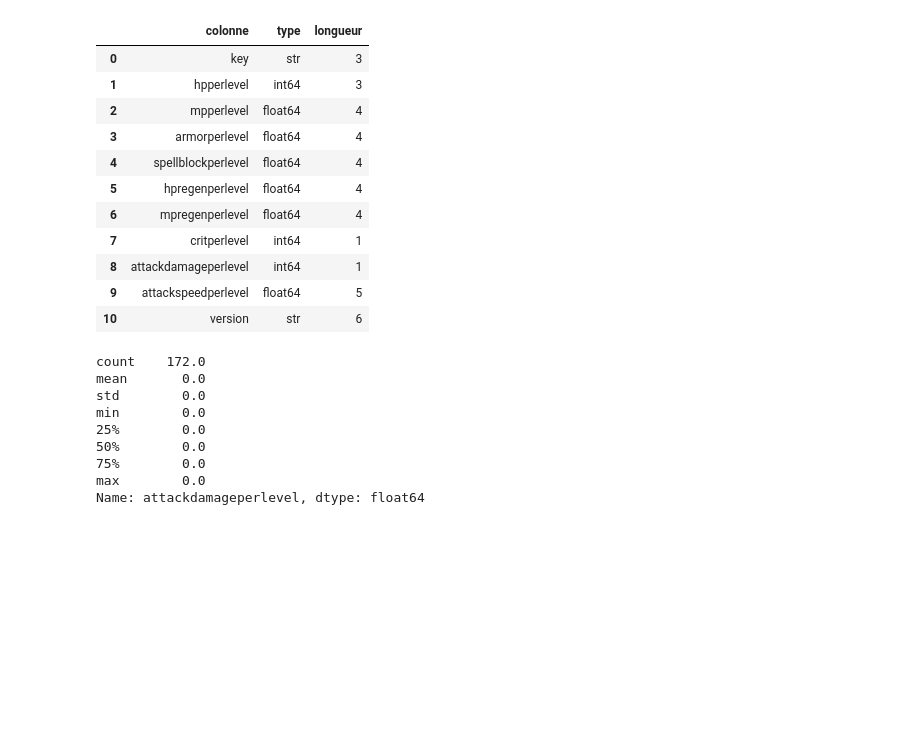
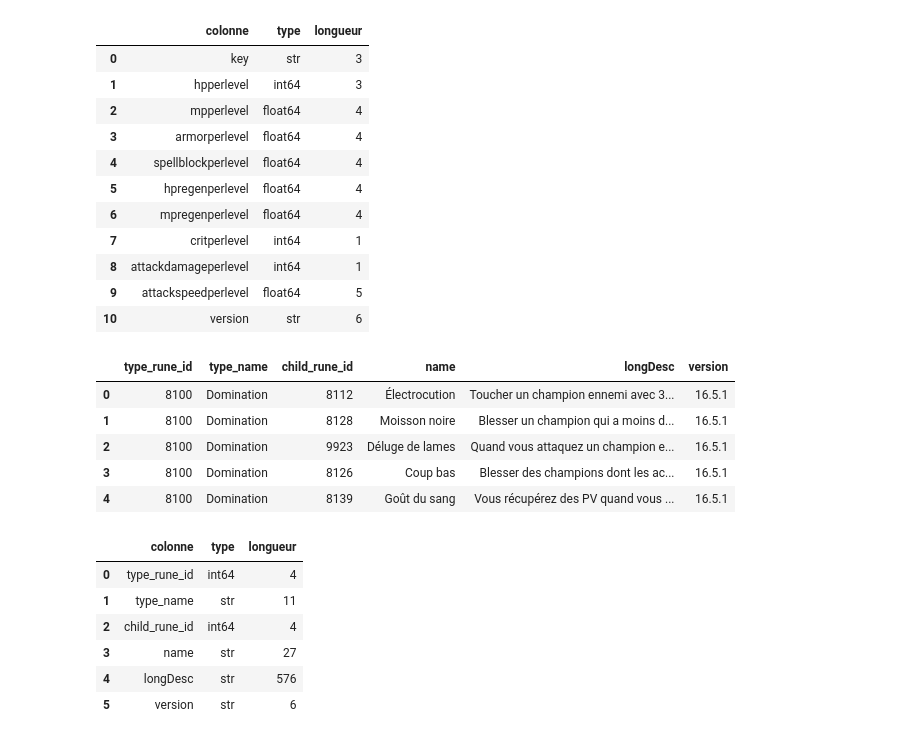
Before and after one commit to NajimDja/League-of-Legends, a Jupyter notebook: notebook/champion.ipynb, the cells around one changed output. Drawn from its saved outputs; the diff is of its cells as text; code cells hidden in the pictures; blank space fills up the shorter version.

```diff
--- a/notebook/champion.ipynb
+++ b/notebook/champion.ipynb
@@ -391,15 +446,20 @@ display(schema_info := create_schema(table_champ_stats_up))
 | 8 | attackdamageperlevel | int64 | 1 |
 | 9 | attackspeedperlevel | float64 | 5 |
 | 10 | version | str | 6 |
-# %%
-table_champ_stats_up['attackdamageperlevel'].describe()
-# %% [output]
-count    172.0
-mean       0.0
-std        0.0
-min        0.0
-25%        0.0
-50%        0.0
-75%        0.0
-max        0.0
-Name: attackdamageperlevel, dtype: float64
+# %%
+display(table_runes.head(5))
+display(schema_info := create_schema(table_runes))
+# %% [output]
+|  | type_rune_id | type_name | child_rune_id | name | longDesc | version |
+| 0 | 8100 | Domination | 8112 | Électrocution | Toucher un champion ennemi avec 3... | 16.5.1 |
+| 1 | 8100 | Domination | 8128 | Moisson noire | Blesser un champion qui a moins d... | 16.5.1 |
+| 2 | 8100 | Domination | 9923 | Déluge de lames | Quand vous attaquez un champion e... | 16.5.1 |
+| 3 | 8100 | Domination | 8126 | Coup bas | Blesser des champions dont les ac... | 16.5.1 |
+| 4 | 8100 | Domination | 8139 | Goût du sang | Vous récupérez des PV quand vous ... | 16.5.1 |
+|  | colonne | type | longueur |
+| 0 | type_rune_id | int64 | 4 |
+| 1 | type_name | str | 11 |
+| 2 | child_rune_id | int64 | 4 |
+| 3 | name | str | 27 |
+| 4 | longDesc | str | 576 |
+| 5 | version | str | 6 |
```
Also changed, not shown: parts of 4 cells of this notebook, 3 other files.
